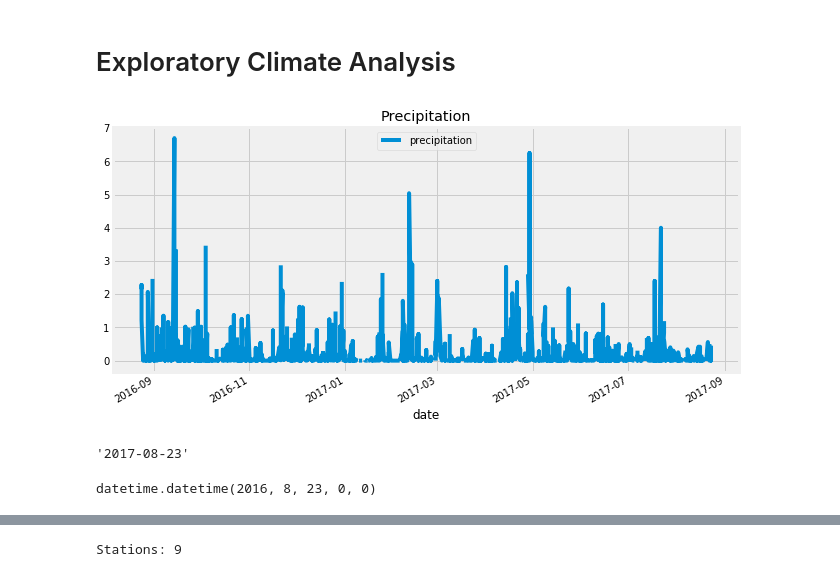
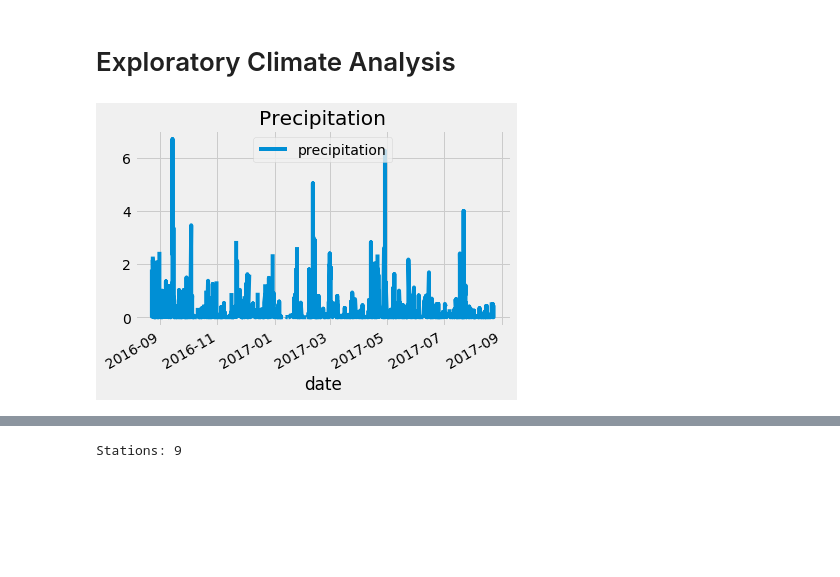
Before and after one commit to EJohnson7/SQLchemy, a Jupyter notebook: climate_starter.ipynb, the cells around one changed output, grey strips where cells are left out. Drawn from its saved outputs; the diff is of its cells as text; code cells hidden in the pictures; blank space fills up the shorter version.

```diff
--- a/climate_starter.ipynb
+++ b/climate_starter.ipynb
@@ -45,39 +45,31 @@ inspector.get_table_names()
 # %%
 # Design a query to retrieve the last 12 months of precipitation data and plot the results
 query = session.query(Measurement.date).order_by(Measurement.date.desc())
 
 # Calculate the date 1 year ago from the last data point in the database
 last = query.first()
 last = str(last[0])
-y_ago = dt.datetime.strptime(last, "%Y-%m-%d") - dt.timedelta(days=365)
+y_ago = dt.datetime.strptime(last, "%Y-%m-%d") - dt.timedelta(days=366)
 
 # Perform a query to retrieve the data and precipitation scores
 data = session.query(Measurement.date, Measurement.prcp).filter(Measurement.date > y_ago).all()
 
 # Save the query results as a Pandas DataFrame and set the index to the date column
 prec_df = pd.DataFrame(data, columns=['date', 'precipitation'])
 prec_df['date'] = pd.to_datetime(prec_df['date'], format='%Y-%m-%d')
 prec_df.set_index('date', inplace=True)
 
 # Sort the dataframe by date
 prec_df = prec_df.sort_values(by='date',ascending=True)
 
 # Use Pandas Plotting with Matplotlib to plot the data
-plt.rcParams['figure.figsize'] = [10, 5]
+#plt.rcParams['figure.figsize'] = [15, 10]
 
 prec_df.plot(title="Precipitation")
 plt.xlabel('date')
 plt.legend(loc='upper center')
 
 plt.savefig("Images/Precipitation.png")
 plt.show()
 # %% [output]
-[figure, old version]
+[figure, new version]
-# %%
-last
-# %% [output]
-'2017-08-23'
-# %%
-y_ago
-# %% [output]
-datetime.datetime(2016, 8, 23, 0, 0)
```
Also changed, not shown: parts of 15 cells of this notebook, 13 other files.
